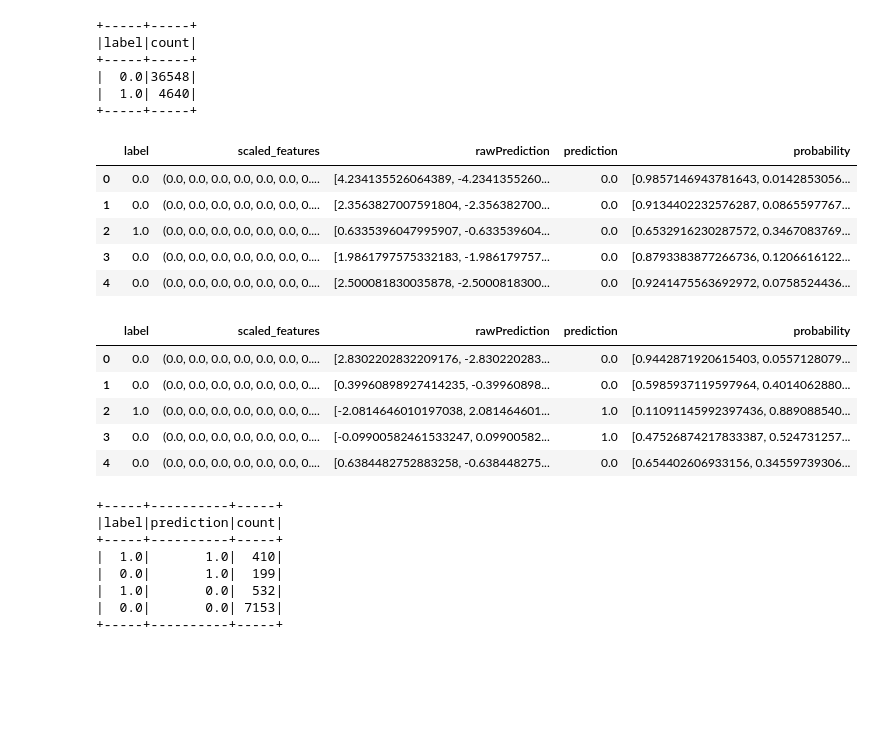
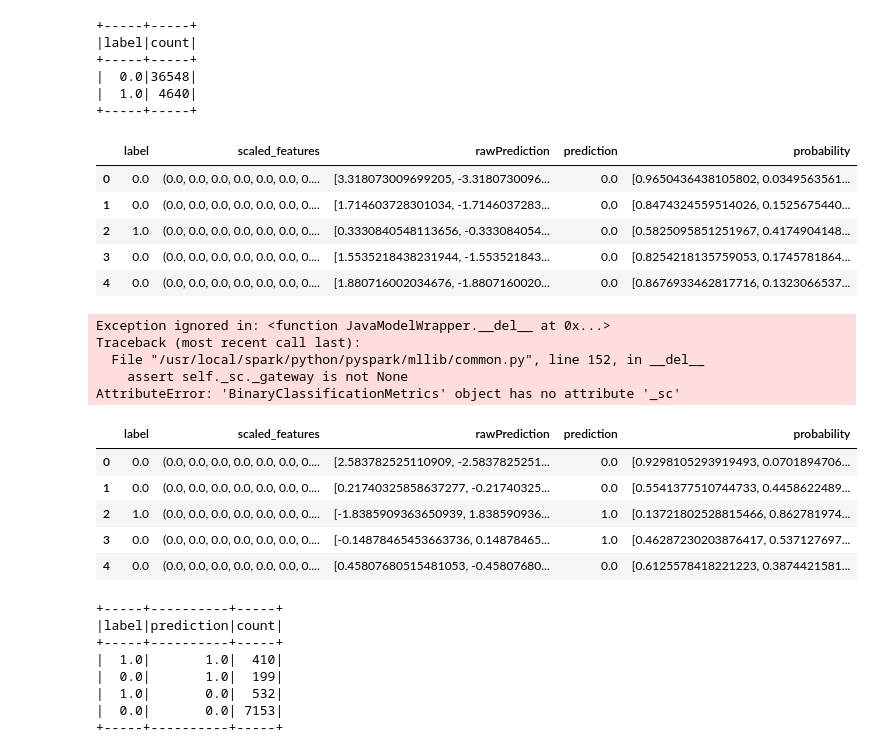
Before and after one commit to 0Architectus0/BAN5753_MiniProject2, a Jupyter notebook: script/experimentation.ipynb, the cells around one changed output. Cells and saved outputs as stored; diff of their text form; code cells hidden in the pictures; blank space fills up the shorter version.

```diff
--- a/script/experimentation.ipynb
+++ b/script/experimentation.ipynb
@@ -529,21 +529,21 @@ df5.groupBy('label').count().show()
 +-----+-----+
 # %%
 from pyspark.ml.classification import LogisticRegression
-lr = LogisticRegression(featuresCol = 'scaled_features', labelCol = 'label', maxIter=15)
+lr = LogisticRegression(featuresCol = 'scaled_features', labelCol = 'label', maxIter=5)
 lrModel = lr.fit(train)
 predictions = lrModel.transform(test)
 #predictions_train = lrModel.transform(train)
 predictions.select('label', 'scaled_features', 'rawPrediction', 'prediction', 'probability').toPandas().head(5)
 # %% [output]
 |  | label | scaled_features | rawPrediction | prediction | probability |
-| 0 | 0.0 | (0.0, 0.0, 0.0, 0.0, 0.0, 0.0, 0.... | [4.234135526064389, -4.2341355260... | 0.0 | [0.9857146943781643, 0.0142853056... |
-| 1 | 0.0 | (0.0, 0.0, 0.0, 0.0, 0.0, 0.0, 0.... | [2.3563827007591804, -2.356382700... | 0.0 | [0.9134402232576287, 0.0865597767... |
-| 2 | 1.0 | (0.0, 0.0, 0.0, 0.0, 0.0, 0.0, 0.... | [0.6335396047995907, -0.633539604... | 0.0 | [0.6532916230287572, 0.3467083769... |
-| 3 | 0.0 | (0.0, 0.0, 0.0, 0.0, 0.0, 0.0, 0.... | [1.9861797575332183, -1.986179757... | 0.0 | [0.8793383877266736, 0.1206616122... |
-| 4 | 0.0 | (0.0, 0.0, 0.0, 0.0, 0.0, 0.0, 0.... | [2.500081830035878, -2.5000818300... | 0.0 | [0.9241475563692972, 0.0758524436... |
+| 0 | 0.0 | (0.0, 0.0, 0.0, 0.0, 0.0, 0.0, 0.... | [3.318073009699205, -3.3180730096... | 0.0 | [0.9650436438105802, 0.0349563561... |
+| 1 | 0.0 | (0.0, 0.0, 0.0, 0.0, 0.0, 0.0, 0.... | [1.714603728301034, -1.7146037283... | 0.0 | [0.8474324559514026, 0.1525675440... |
+| 2 | 1.0 | (0.0, 0.0, 0.0, 0.0, 0.0, 0.0, 0.... | [0.3330840548113656, -0.333084054... | 0.0 | [0.5825095851251967, 0.4174904148... |
+| 3 | 0.0 | (0.0, 0.0, 0.0, 0.0, 0.0, 0.0, 0.... | [1.5535218438231944, -1.553521843... | 0.0 | [0.8254218135759053, 0.1745781864... |
+| 4 | 0.0 | (0.0, 0.0, 0.0, 0.0, 0.0, 0.0, 0.... | [1.880716002034676, -1.8807160020... | 0.0 | [0.8676933462817716, 0.1323066537... |
 # %%
 
-lr2 = LogisticRegression(featuresCol = 'scaled_features', labelCol = 'label', maxIter=15)
+lr2 = LogisticRegression(featuresCol = 'scaled_features', labelCol = 'label', maxIter=5)
 
 lrModel2 = lr2.fit(train_over)
 
@@ -552,12 +552,17 @@ predictions2 = lrModel2.transform(test)
 #predictions_train = lrModel.transform(train)
 predictions2.select('label', 'scaled_features', 'rawPrediction', 'prediction', 'probability').toPandas().head(5)
 # %% [output]
+Exception ignored in: <function JavaModelWrapper.__del__ at 0x...>
+Traceback (most recent call last):
+  File "/usr/local/spark/python/pyspark/mllib/common.py", line 152, in __del__
+    assert self._sc._gateway is not None
+AttributeError: 'BinaryClassificationMetrics' object has no attribute '_sc'
 |  | label | scaled_features | rawPrediction | prediction | probability |
-| 0 | 0.0 | (0.0, 0.0, 0.0, 0.0, 0.0, 0.0, 0.... | [2.8302202832209176, -2.830220283... | 0.0 | [0.9442871920615403, 0.0557128079... |
-| 1 | 0.0 | (0.0, 0.0, 0.0, 0.0, 0.0, 0.0, 0.... | [0.39960898927414235, -0.39960898... | 0.0 | [0.5985937119597964, 0.4014062880... |
-| 2 | 1.0 | (0.0, 0.0, 0.0, 0.0, 0.0, 0.0, 0.... | [-2.0814646010197038, 2.081464601... | 1.0 | [0.11091145992397436, 0.889088540... |
-| 3 | 0.0 | (0.0, 0.0, 0.0, 0.0, 0.0, 0.0, 0.... | [-0.09900582461533247, 0.09900582... | 1.0 | [0.47526874217833387, 0.524731257... |
-| 4 | 0.0 | (0.0, 0.0, 0.0, 0.0, 0.0, 0.0, 0.... | [0.6384482752883258, -0.638448275... | 0.0 | [0.654402606933156, 0.34559739306... |
+| 0 | 0.0 | (0.0, 0.0, 0.0, 0.0, 0.0, 0.0, 0.... | [2.583782525110909, -2.5837825251... | 0.0 | [0.9298105293919493, 0.0701894706... |
+| 1 | 0.0 | (0.0, 0.0, 0.0, 0.0, 0.0, 0.0, 0.... | [0.21740325858637277, -0.21740325... | 0.0 | [0.5541377510744733, 0.4458622489... |
+| 2 | 1.0 | (0.0, 0.0, 0.0, 0.0, 0.0, 0.0, 0.... | [-1.8385909363650939, 1.838590936... | 1.0 | [0.13721802528815466, 0.862781974... |
+| 3 | 0.0 | (0.0, 0.0, 0.0, 0.0, 0.0, 0.0, 0.... | [-0.14878465453663736, 0.14878465... | 1.0 | [0.46287230203876417, 0.537127697... |
+| 4 | 0.0 | (0.0, 0.0, 0.0, 0.0, 0.0, 0.0, 0.... | [0.45807680515481053, -0.45807680... | 0.0 | [0.6125578418221223, 0.3874421581... |
 # %%
 predictions.groupBy('label','prediction').count().show()
 # %% [output]
```
Also changed, not shown: parts of 9 cells of this notebook, 11 other files.
